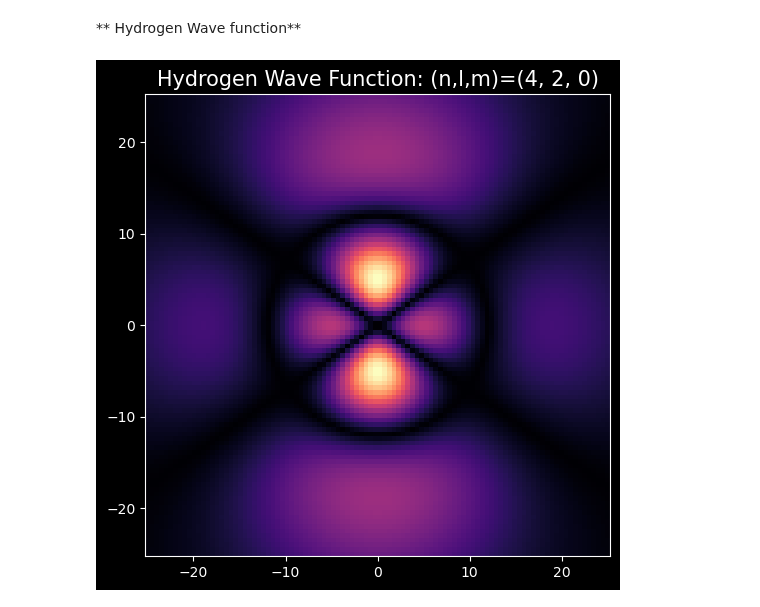
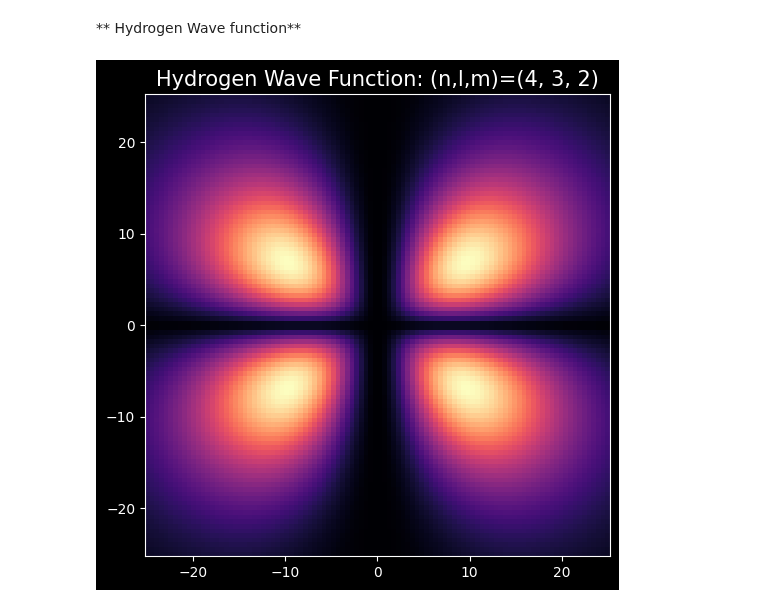
Before and after one commit to Galloncito/Fisica_Computacional_1, a Jupyter notebook: Sesiones/PDE/2.3_FDM_schrodinger.ipynb, the cells around one changed output. Cells and saved outputs as stored; diff of their text form; code cells hidden in the pictures.

```diff
--- a/Sesiones/PDE/2.3_FDM_schrodinger.ipynb
+++ b/Sesiones/PDE/2.3_FDM_schrodinger.ipynb
@@ -704,6 +705,6 @@ def Hydrogen_WaveFunction(n, l, m, plane):
     return fig
 # %%
 # Example usage of the Hydrogen_WaveFunction function
-Hydrogen_WaveFunction(4, 2, 0, plane=1)
+Hydrogen_WaveFunction(4, 3, 2, plane=1)
 # %% [output]
-[figure, old version]
+[figure, new version]
```
Also changed, not shown: 22 other files.
